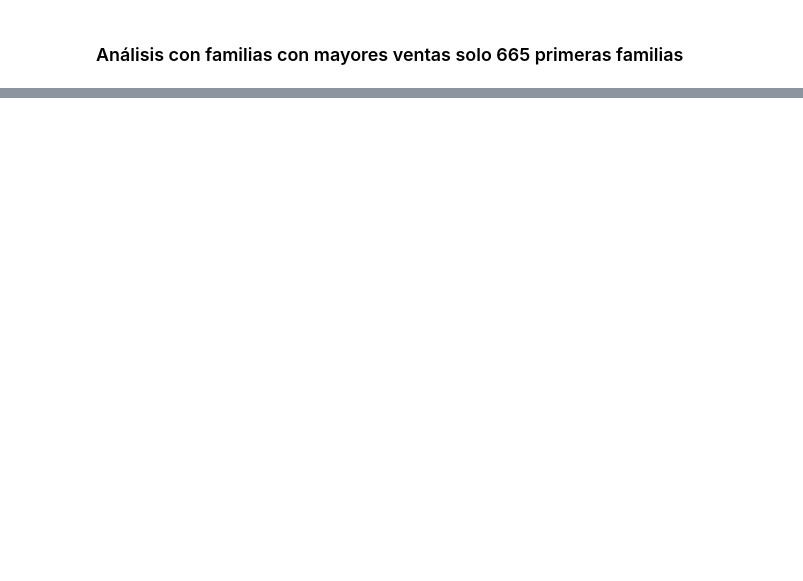
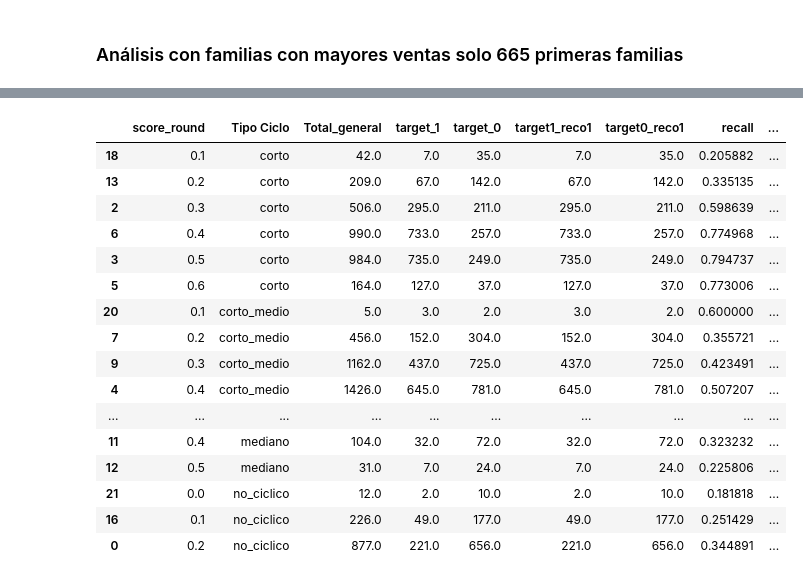
Before and after one commit to JuanNoraB/sistema_recomnedaci-n_predictivo, a Jupyter notebook: src/keras/analisis_cirs.ipynb, the cells around one changed output, grey strips where cells are left out. Saved outputs shown, nothing was run; the diff lists cells and outputs as text; code cells hidden in the pictures; blank space fills up the shorter version.

```diff
--- a/src/keras/analisis_cirs.ipynb
+++ b/src/keras/analisis_cirs.ipynb
@@ -438,0 +740,4 @@ ANÁLISIS DE CORRELACIÓN: FNN_PROB vs FEATURES
+# %%
+### segundo analisis
+df_ordenado['Recomendacion'] = (df_ordenado['Top Score'] < 4.0).astype(int)
+df_ordenado['Recomendacion'].value_counts()
@@ -438,0 +1205,16 @@ ANÁLISIS DE CORRELACIÓN: FNN_PROB vs FEATURES
+# %%
+# 1. Filtrar solo TOP-3 usando columna Recomendacion
+df_top3 = df_ordenado[df_ordenado['Recomendacion'] == 1].copy()
+
+# 2. Preparar para análisis
+df_base = df_top3.copy()
+df_base["score_round"] = df_base["SCORE_SUBCATEGORIA"].round(1)
+
+# 3. Agrupar por score_round y Tipo Ciclo (ahora solo TOP-3)
+df_analisis_group_total = (
+    df_base.groupby(["score_round","Tipo Ciclo"], sort=False)
+           .apply(resumir_grupo)
+           .reset_index()
+)
+
+print(df_analisis_group_total)
@@ -438,0 +1259,32 @@ ANÁLISIS DE CORRELACIÓN: FNN_PROB vs FEATURES
+# %%
+columnas_filtradas = [
+    'score_round',
+    'Tipo Ciclo',
+    'Total_general',
+    'target_1',
+    'target_0',
+    'target1_reco1',
+    'target0_reco1',
+    'recall',
+    'hit_rate'
+]
+df_filtrado = df_analisis_group_total[columnas_filtradas]
+df_filtrado.sort_values(by=['Tipo Ciclo','score_round'], ascending=[True,True])
+# %% [output]
+|  | score_round | Tipo Ciclo | Total_general | target_1 | target_0 | target1_reco1 | target0_reco1 | recall | ... |
+| 18 | 0.1 | corto | 42.0 | 7.0 | 35.0 | 7.0 | 35.0 | 0.205882 | ... |
+| 13 | 0.2 | corto | 209.0 | 67.0 | 142.0 | 67.0 | 142.0 | 0.335135 | ... |
+| 2 | 0.3 | corto | 506.0 | 295.0 | 211.0 | 295.0 | 211.0 | 0.598639 | ... |
+| 6 | 0.4 | corto | 990.0 | 733.0 | 257.0 | 733.0 | 257.0 | 0.774968 | ... |
+| 3 | 0.5 | corto | 984.0 | 735.0 | 249.0 | 735.0 | 249.0 | 0.794737 | ... |
+| 5 | 0.6 | corto | 164.0 | 127.0 | 37.0 | 127.0 | 37.0 | 0.773006 | ... |
+| 20 | 0.1 | corto_medio | 5.0 | 3.0 | 2.0 | 3.0 | 2.0 | 0.600000 | ... |
+| 7 | 0.2 | corto_medio | 456.0 | 152.0 | 304.0 | 152.0 | 304.0 | 0.355721 | ... |
+| 9 | 0.3 | corto_medio | 1162.0 | 437.0 | 725.0 | 437.0 | 725.0 | 0.423491 | ... |
+| 4 | 0.4 | corto_medio | 1426.0 | 645.0 | 781.0 | 645.0 | 781.0 | 0.507207 | ... |
+| ... | ... | ... | ... | ... | ... | ... | ... | ... | ... |
+| 11 | 0.4 | mediano | 104.0 | 32.0 | 72.0 | 32.0 | 72.0 | 0.323232 | ... |
+| 12 | 0.5 | mediano | 31.0 | 7.0 | 24.0 | 7.0 | 24.0 | 0.225806 | ... |
+| 21 | 0.0 | no_ciclico | 12.0 | 2.0 | 10.0 | 2.0 | 10.0 | 0.181818 | ... |
+| 16 | 0.1 | no_ciclico | 226.0 | 49.0 | 177.0 | 49.0 | 177.0 | 0.251429 | ... |
+| 0 | 0.2 | no_ciclico | 877.0 | 221.0 | 656.0 | 221.0 | 656.0 | 0.344891 | ... |
```
Also changed, not shown: parts of 41 cells of this notebook, 20 other files.
